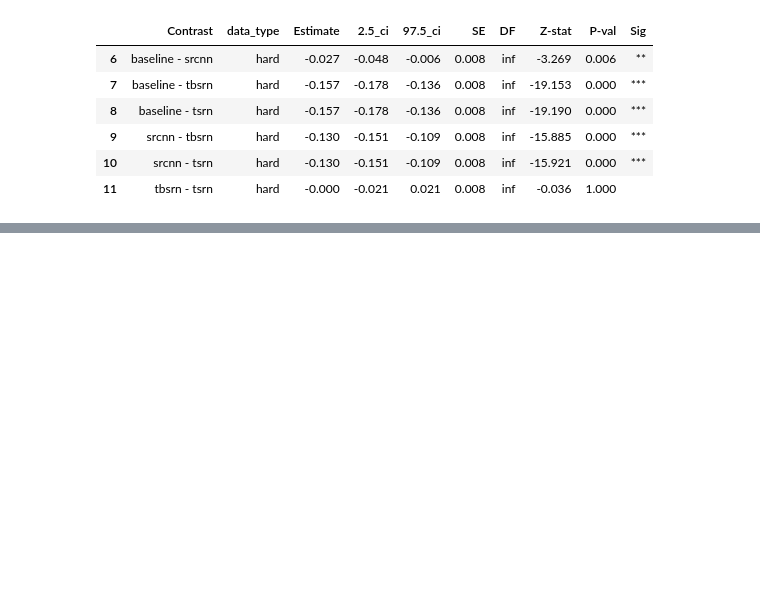
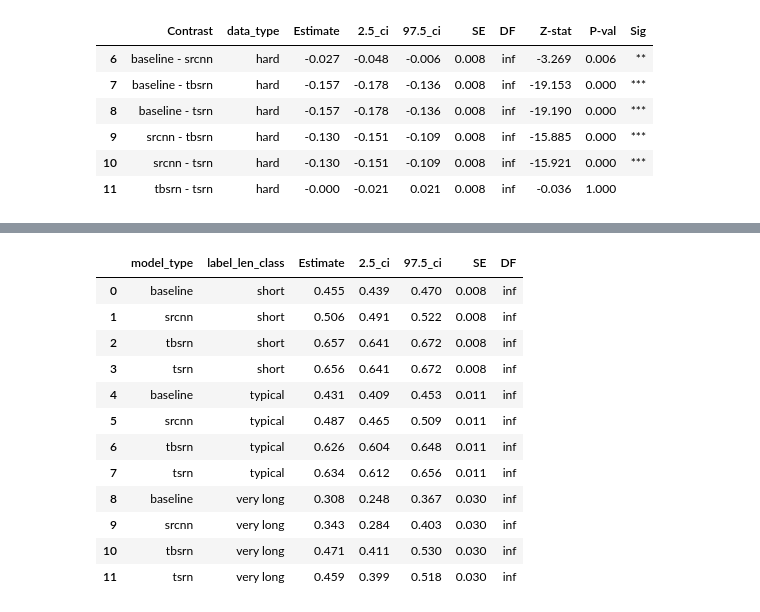
Before and after one commit to anhtu-phan/ocr-significance-testing, a Jupyter notebook: statistical_significant_testing.ipynb, the cells around one changed output, grey strips where cells are left out. Cells and saved outputs as stored; diff of their text form; code cells hidden in the pictures; blank space fills up the shorter version.

```diff
--- a/statistical_significant_testing.ipynb
+++ b/statistical_significant_testing.ipynb
@@ -199,0 +246,16 @@ post_hoc_results[1].query("data_type == 'hard'")
+# %%
+post_hoc_results_label_len[0]
+# %% [output]
+|  | model_type | label_len_class | Estimate | 2.5_ci | 97.5_ci | SE | DF |
+| 0 | baseline | short | 0.455 | 0.439 | 0.470 | 0.008 | inf |
+| 1 | srcnn | short | 0.506 | 0.491 | 0.522 | 0.008 | inf |
+| 2 | tbsrn | short | 0.657 | 0.641 | 0.672 | 0.008 | inf |
+| 3 | tsrn | short | 0.656 | 0.641 | 0.672 | 0.008 | inf |
+| 4 | baseline | typical | 0.431 | 0.409 | 0.453 | 0.011 | inf |
+| 5 | srcnn | typical | 0.487 | 0.465 | 0.509 | 0.011 | inf |
+| 6 | tbsrn | typical | 0.626 | 0.604 | 0.648 | 0.011 | inf |
+| 7 | tsrn | typical | 0.634 | 0.612 | 0.656 | 0.011 | inf |
+| 8 | baseline | very long | 0.308 | 0.248 | 0.367 | 0.030 | inf |
+| 9 | srcnn | very long | 0.343 | 0.284 | 0.403 | 0.030 | inf |
+| 10 | tbsrn | very long | 0.471 | 0.411 | 0.530 | 0.030 | inf |
+| 11 | tsrn | very long | 0.459 | 0.399 | 0.518 | 0.030 | inf |
```
Also changed, not shown: parts of 14 cells of this notebook.
